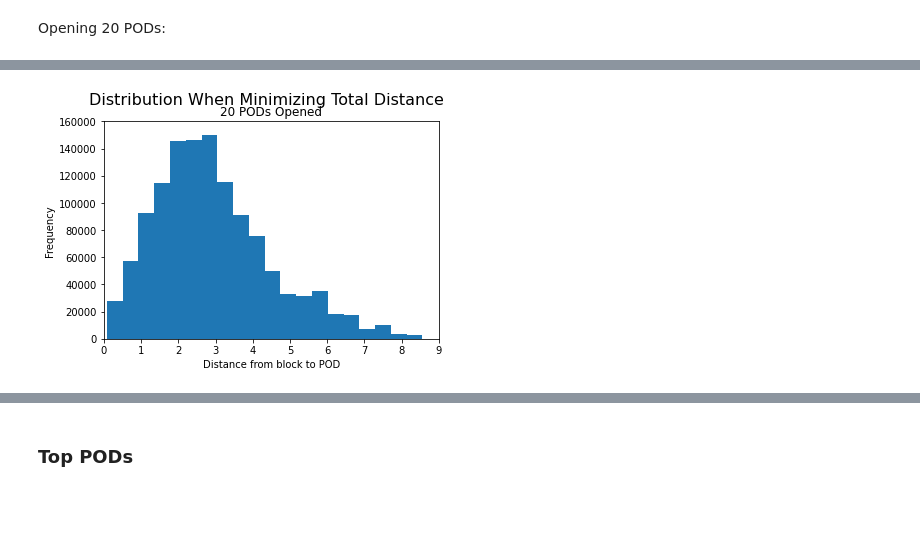
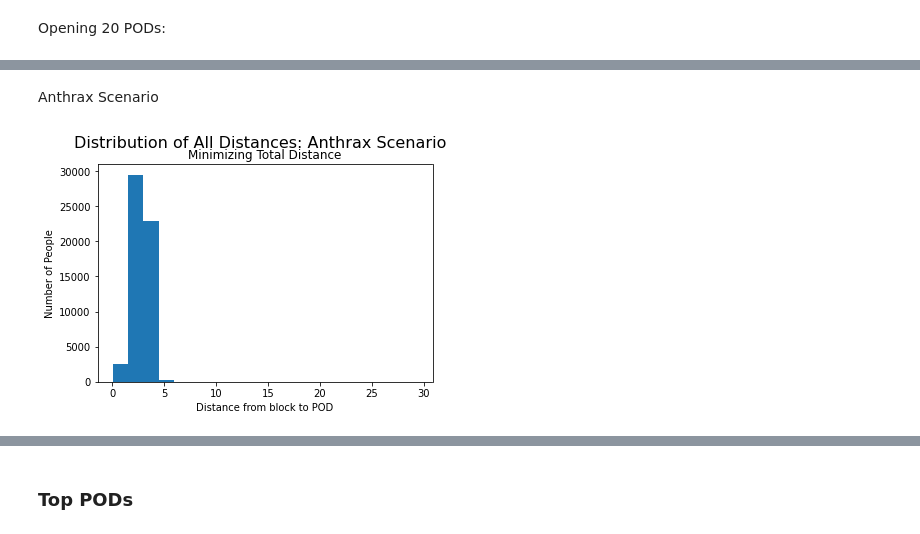
Before and after one commit to espeigle36/points-of-dispense, a Jupyter notebook: Analysis_E.ipynb, the cells around one changed output, grey strips where cells are left out. Saved outputs shown, nothing was run; the diff lists cells and outputs as text; code cells hidden in the pictures; blank space fills up the shorter version.

```diff
--- a/Analysis_E.ipynb
+++ b/Analysis_E.ipynb
@@ -21,18 +22,34 @@ N = population['population'].values
 infile = open('pods_open_total','rb')
 pods_total = pickle.load(infile)
 infile.close()
+# %%
+infile = open('pods_open_total2','rb')
+pods_total2 = pickle.load(infile)
+infile.close()
 # %%
 infile = open('pods_open_minmax','rb')
 pods_minmax = pickle.load(infile)
 infile.close()
+# %%
+infile = open('pods_open_minmax2','rb')
+pods_minmax2 = pickle.load(infile)
+infile.close()
 # %%
 infile = open('pods_flood_total','rb')
 pods_flood_total = pickle.load(infile)
 infile.close()
+# %%
+infile = open('pods_flood_total2','rb')
+pods_flood_total2 = pickle.load(infile)
+infile.close()
 # %%
 infile = open('pods_flood_minmax','rb')
 pods_flood_minmax = pickle.load(infile)
 infile.close()
+# %%
+infile = open('pods_flood_minmax2','rb')
+pods_flood_minmax2 = pickle.load(infile)
+infile.close()
 # %%
 infile = open('pods_anthrax_total','rb')
 pods_anthrax_total = pickle.load(infile)
@@ -176,11 +261,14 @@ dist_min_total_flat = [item for sublist in dist_min_total for item in sublist]
+# %% [markdown]
+Anthrax Scenario
 # %%
-plt.hist(dist_min_total_flat, bins=20)
-plt.suptitle('Distribution of All Distances', size=16)
-plt.title('Minimizing Total Distance; 20 PODs Opened')
+plt.hist([dist[j,i] for [j,i] in pods_anthrax_total[3]],
+         weights=[N[j] * a_prop[j] for [j,i] in pods_anthrax_total[3]], bins=20)
+plt.suptitle('Distribution of All Distances: Anthrax Scenario', size=16)
+plt.title('Minimizing Total Distance')
 plt.xlabel('Distance from block to POD')
 plt.ylabel('Number of People')
-plt.xlim(0, 9)
-plt.ylim(0, 160000)
+# plt.xlim(0, 9)
+# plt.ylim(0, 160000)
 plt.show()
 # %% [output]
-[figure, old version]
+[figure, new version]
```
Also changed, not shown: parts of 37 cells of this notebook.
